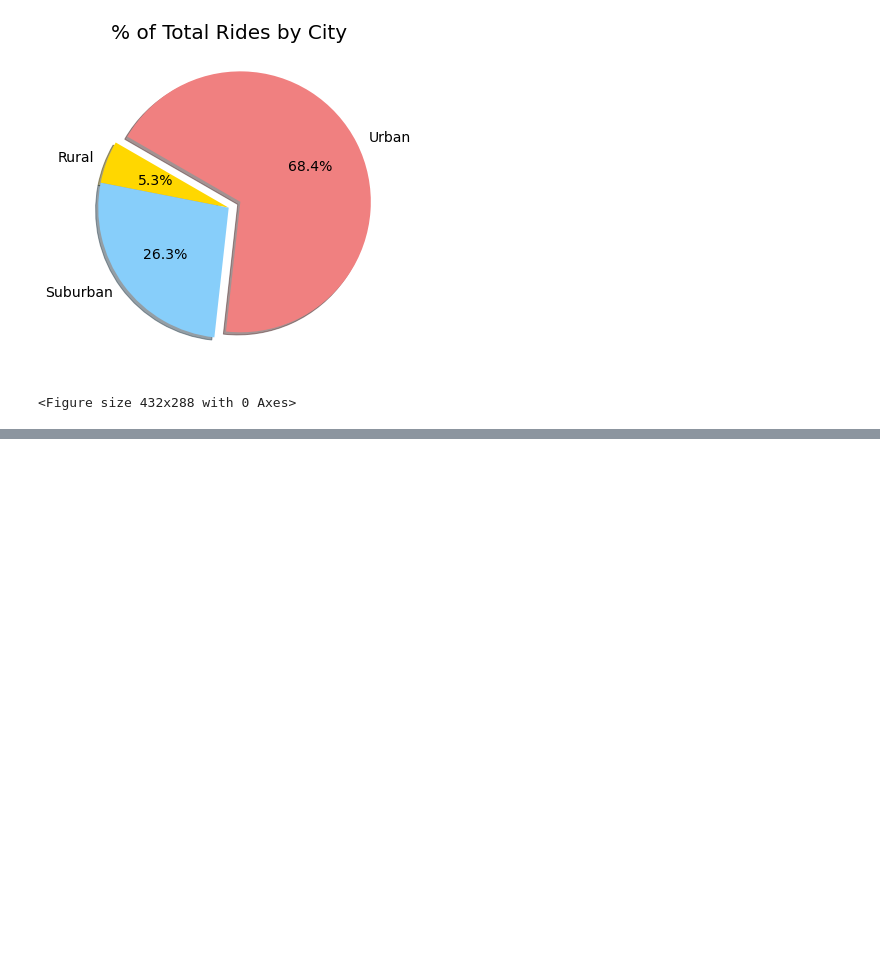
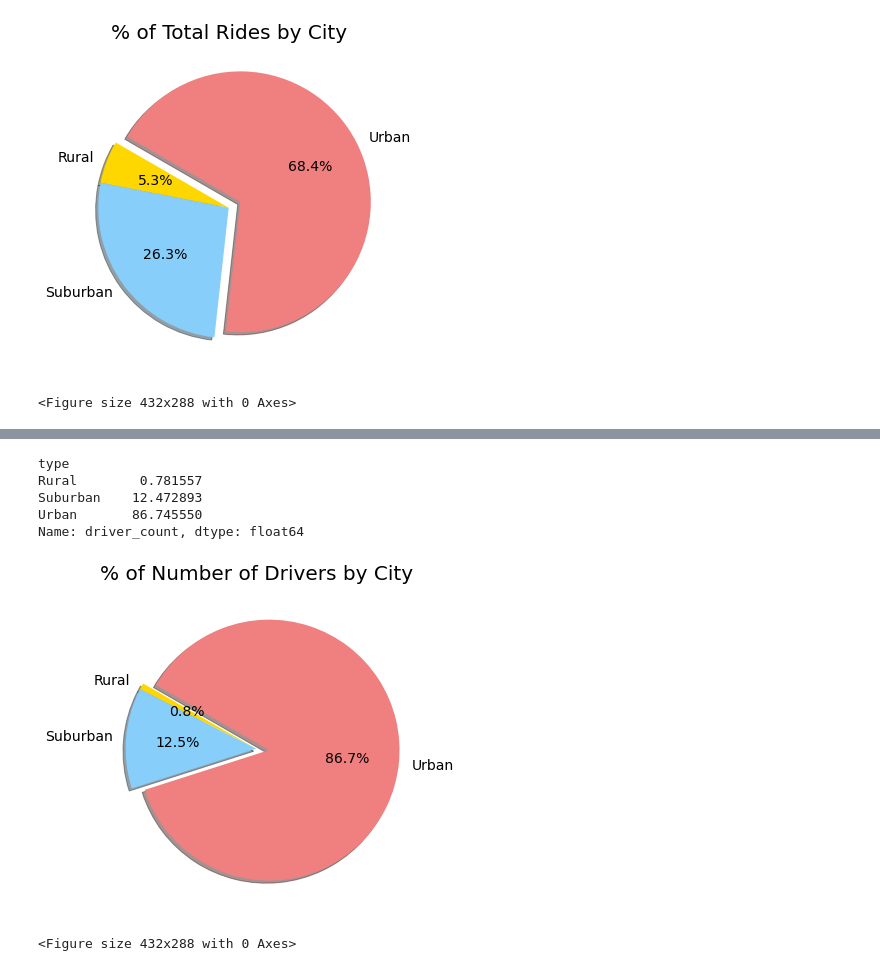
Before and after one commit to alexyang1818/byPer, a Jupyter notebook: PyBer.ipynb, the cells around one changed output, grey strips where cells are left out. Cells and saved outputs as stored; diff of their text form; code cells hidden in the pictures; blank space fills up the shorter version.

```diff
--- a/PyBer.ipynb
+++ b/PyBer.ipynb
@@ -479,0 +489,28 @@ plt.savefig('analysis/Fig6.png')
+# %%
+# calculate the percentage of number of drivers for each city type.
+driver_percents = 100 * pyber_data_df.groupby('type').sum()['driver_count'] / pyber_data_df['driver_count'].sum()
+driver_percents
+# %% [output]
+type
+Rural        0.781557
+Suburban    12.472893
+Urban       86.745550
+Name: driver_count, dtype: float64
+# %%
+# Build the percentage of the number of drivers by city type pie chart.
+labels = ['Rural', 'Suburban', 'Urban']
+fig, ax = plt.subplots(figsize=(10,6))
+ax.pie(driver_percents,
+      labels=labels,
+      colors=['gold', 'lightskyblue','lightcoral'],
+      explode=[0, 0, 0.1],
+      autopct='%1.1f%%',
+      shadow=True, startangle=150)
+ax.set_title('% of Number of Drivers by City', fontsize=20)
+# change the default font size from 10 to 14
+plt.rcParams['font.size'] = 14
+plt.show()
+plt.savefig('analysis/Fig7.png')
+# %% [output]
+[figure, added]
+<Figure size 432x288 with 0 Axes>
```
Also changed, not shown: parts of 1 cell of this notebook, 1 other file.
